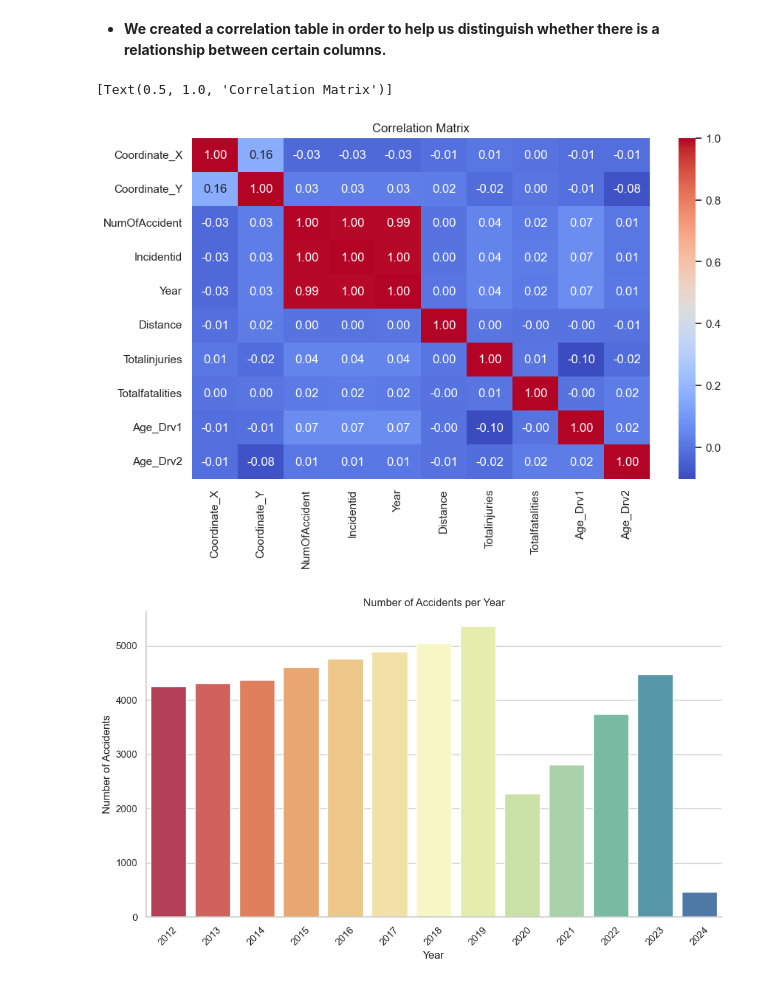
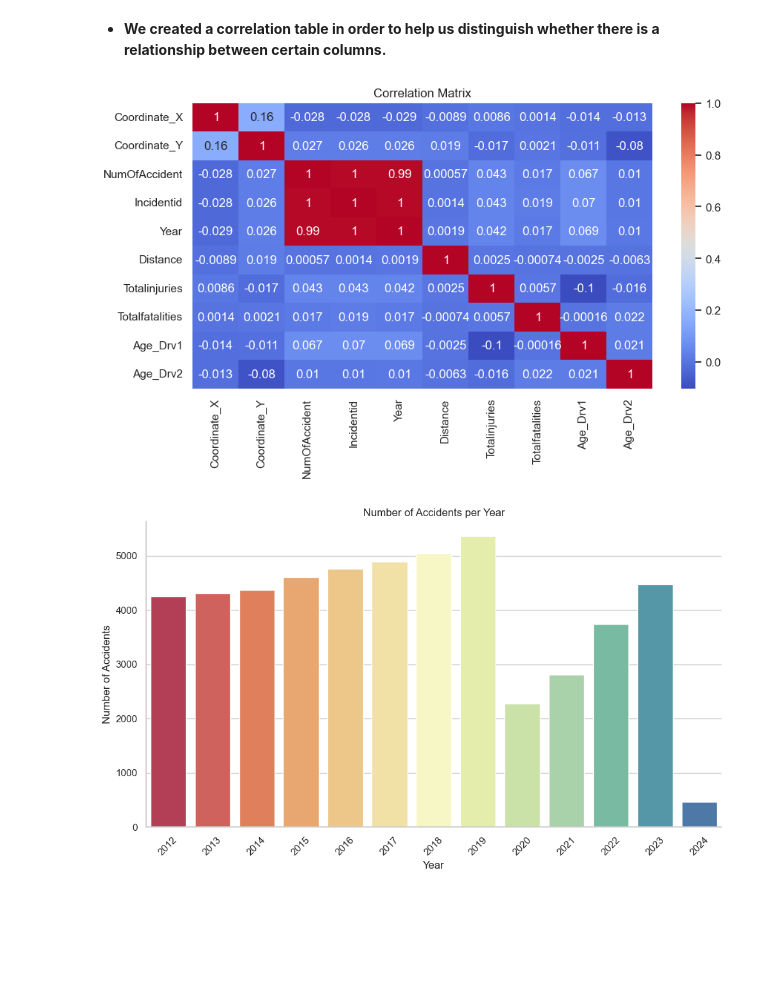
Before and after one commit to oribachar13579/oriandyuval, a Jupyter notebook: 17.ipynb, the cells around one changed output. Drawn from its saved outputs; the diff is of its cells as text; code cells hidden in the pictures; blank space fills up the shorter version.

```diff
--- a/17.ipynb
+++ b/17.ipynb
@@ -137,15 +138,18 @@ strike_df.tail()
 # %% [markdown]
 * **We created a correlation table in order to help us distinguish whether there is a relationship between certain columns.**
 # %%
-# בחירת העמודות המספריות בלבד
-numeric_df = strike_df.select_dtypes(include=['float64', 'int64'])
+# בחירת עמודות מספריות בלבד
+numeric_columns = strike_df.select_dtypes(include=['float64', 'int64']).columns
+
 # חישוב מטריצת הקורלציה
-corr_matrix = numeric_df.corr()
-#יצירת heatmap
-sns.heatmap(corr_matrix, annot=True, cmap='coolwarm', fmt=".2f").set(title='Correlation Matrix')
+correlation_matrix = strike_df[numeric_columns].corr()
+
+plt.figure(figsize=(10, 5))
+sns.heatmap(correlation_matrix, annot=True, cmap='coolwarm')
+plt.title('Correlation Matrix')
+plt.show()
 # %% [output]
-[Text(0.5, 1.0, 'Correlation Matrix')]
-[figure, old version]
+[figure, new version]
 # %%
 # יצירת נתוני תאונות לפי שנה
 accidents_by_year = strike_df['Year'].value_counts().sort_index()
```
Also changed, not shown: parts of 6 cells of this notebook.
